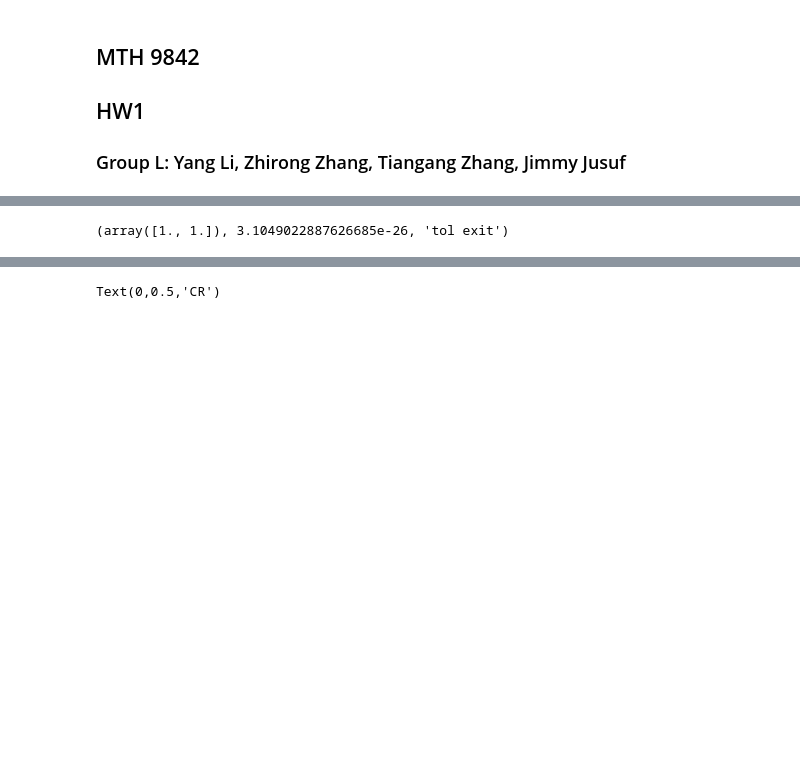
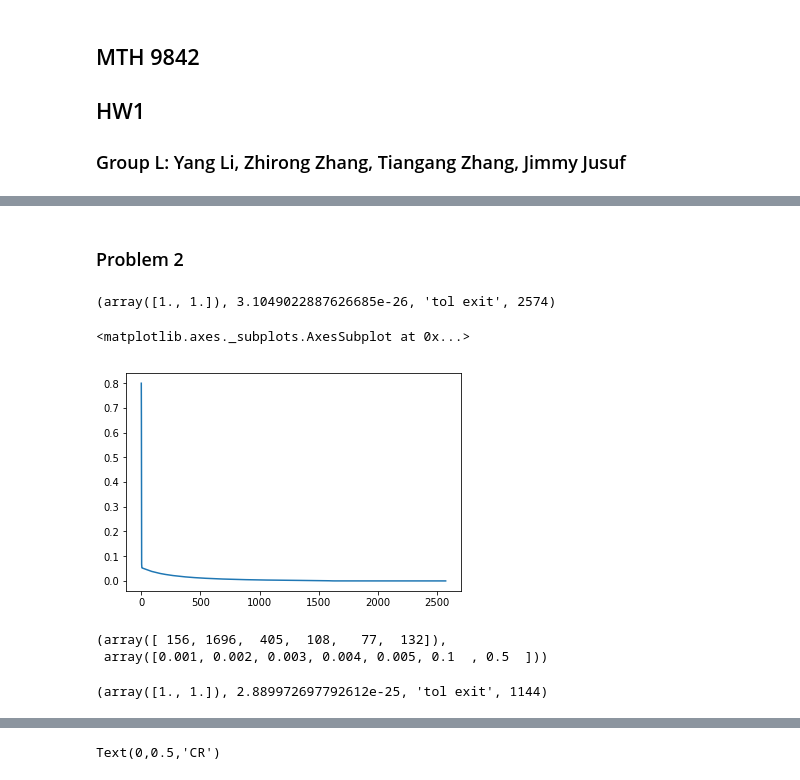
Before and after one commit to jjusuf/MTH-9842, a Jupyter notebook: HW1/9842HW1_Group L.ipynb, the cells around one changed output, grey strips where cells are left out. Drawn from its saved outputs; the diff is of its cells as text; code cells hidden in the pictures; blank space fills up the shorter version.

```diff
--- a/HW1/9842HW1_Group L.ipynb
+++ b/HW1/9842HW1_Group L.ipynb
@@ -32,2 +93,4 @@ Problem 2
+# %% [markdown]
+### Problem 2
 # %%
 def rosen_der(x):
@@ -58,4 +160,23 @@ alpha=[0.001,0.002,0.003,0.004,0.005,0.1,0.5]
-# %%
-rosenberg_opt(np.array([0.,0.]),alpha)
-# %% [output]
-(array([1., 1.]), 3.1049022887626685e-26, 'tol exit')
+# %%
+# gradient descent with initial guess (0,0)
+rosenbrock_opt(np.array([0.,0.]),alpha,tol1=1,tol2=1e-12)
+# %% [output]
+(array([1., 1.]), 3.1049022887626685e-26, 'tol exit', 2574)
+# %%
+# plot function value during each iteration
+obj=pd.Series(l_cmin)
+obj.plot()
+# %% [output]
+<matplotlib.axes._subplots.AxesSubplot at 0x...>
+[figure, added]
+# %%
+# check that the learning rates used are reasonable
+np.histogram(l_ba,bins=alpha)
+# %% [output]
+(array([ 156, 1696,  405,  108,   77,  132]),
+ array([0.001, 0.002, 0.003, 0.004, 0.005, 0.1  , 0.5  ]))
+# %%
+# initial guess (1.2, 1.2)
+rosenbrock_opt(np.array([1.2,1.2]),alpha,tol2=1e-8)
+# %% [output]
+(array([1., 1.]), 2.889972697792612e-25, 'tol exit', 1144)
```
Also changed, not shown: parts of 30 cells of this notebook.
